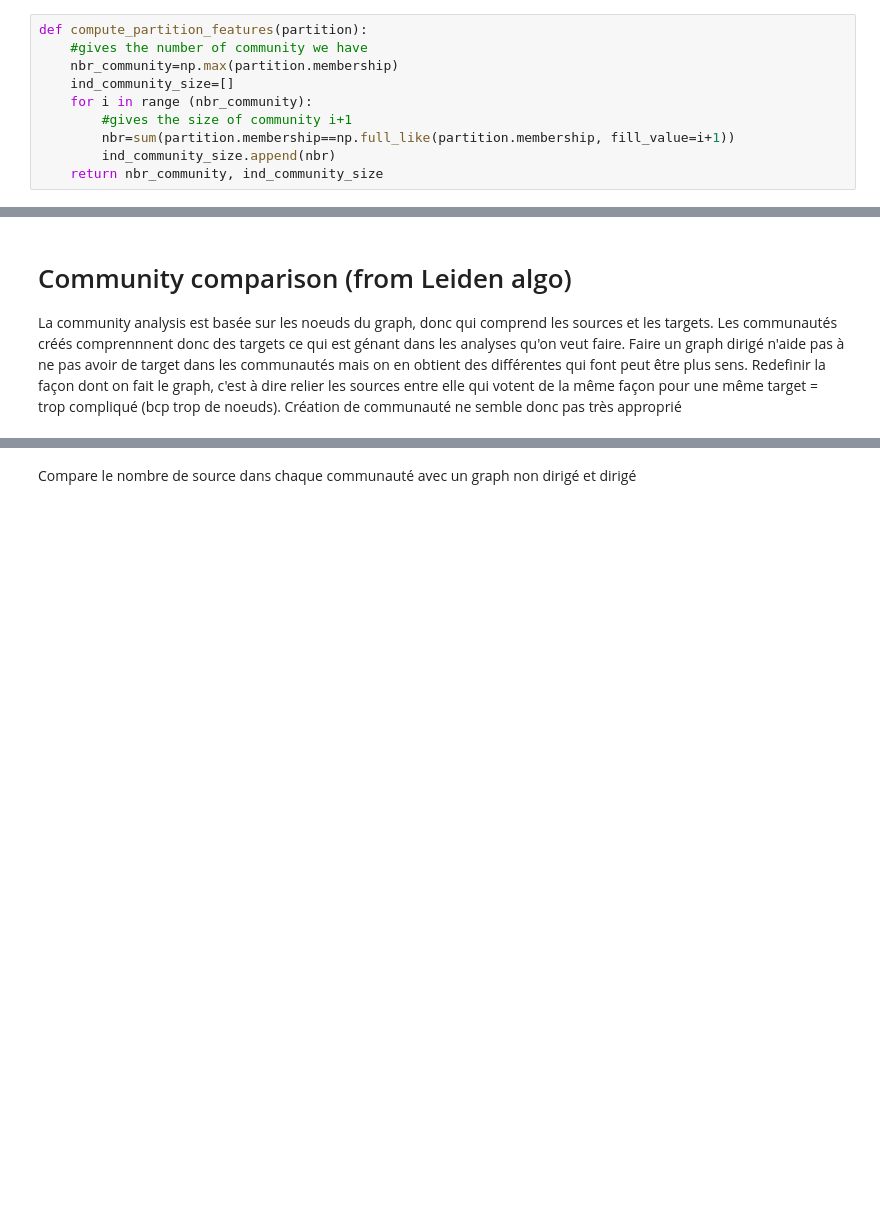
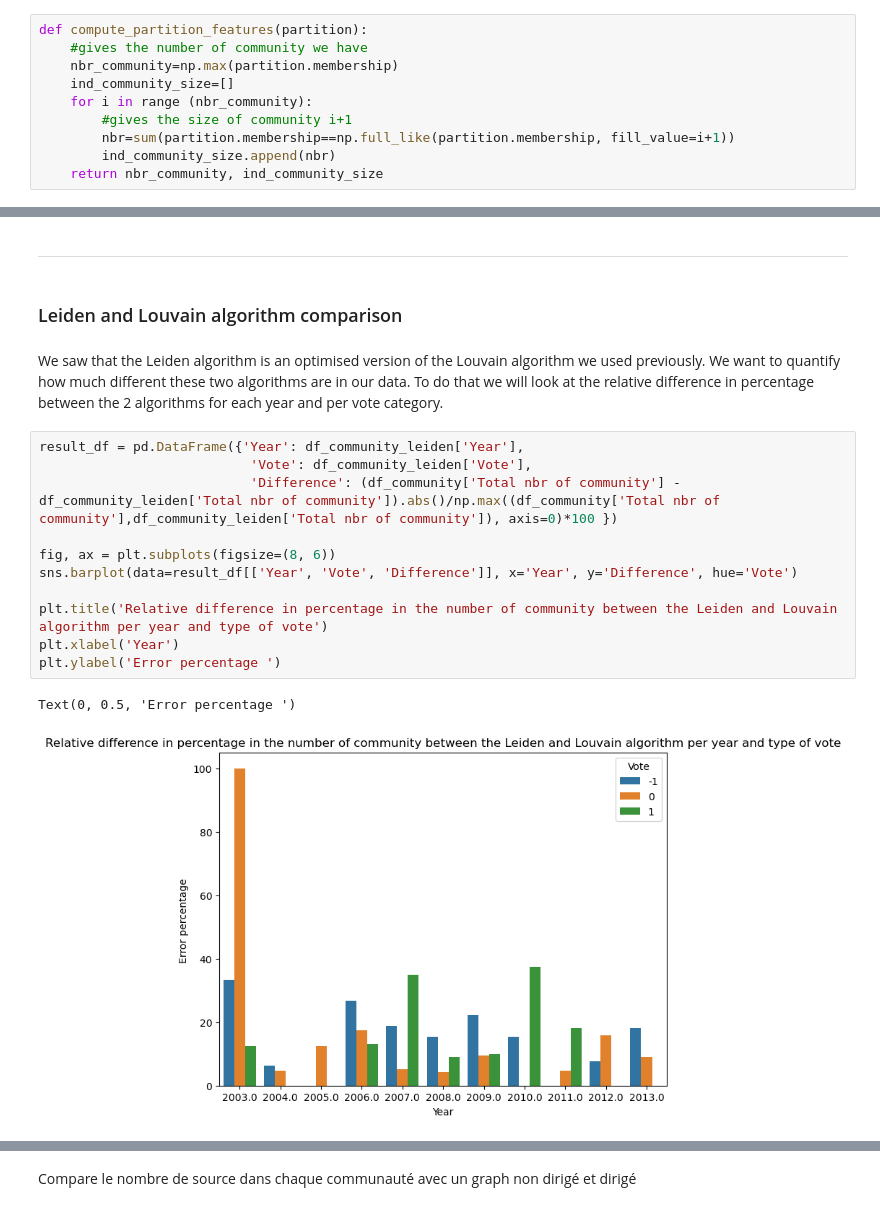
Before and after one commit to epfl-ada/ada-2023-project-abracadabra, a Jupyter notebook: community_gaelle.ipynb, the cells around one changed output, grey strips where cells are left out. Drawn from its saved outputs; the diff is of its cells as text; blank space fills up the shorter version.

Commit message:
update 2 algo comparison

```diff
--- a/community_gaelle.ipynb
+++ b/community_gaelle.ipynb
@@ -175,5 +175,20 @@ Text(0, 0.5, 'Number of community')
-# %% [markdown]
-# Community comparison (from Leiden algo)
-La community analysis est basée sur les noeuds du graph, donc qui comprend les sources et les targets. Les communautés créés comprennnent donc des targets ce qui est génant dans les analyses qu'on veut faire. Faire un graph dirigé n'aide pas à ne pas avoir de target dans les communautés mais on en obtient des différentes qui font peut être plus sens.
-Redefinir la façon dont on fait le graph, c'est à dire relier les sources entre elle qui votent de la même façon pour une même target = trop compliqué (bcp trop de noeuds).
-Création de communauté ne semble donc pas très approprié
+# %% [markdown]
+--------------
+# %% [markdown]
+### Leiden and Louvain algorithm comparison
+# %% [markdown]
+We saw that the Leiden algorithm is an optimised version of the Louvain algorithm we used previously. We want to quantify how much different these two algorithms are in our data. To do that we will look at the relative difference in percentage between the 2 algorithms for each year and per vote category.
+# %%
+result_df = pd.DataFrame({'Year': df_community_leiden['Year'],
+                           'Vote': df_community_leiden['Vote'],
+                           'Difference': (df_community['Total nbr of community'] - df_community_leiden['Total nbr of community']).abs()/np.max((df_community['Total nbr of community'],df_community_leiden['Total nbr of community']), axis=0)*100 })
+
+fig, ax = plt.subplots(figsize=(8, 6))
+sns.barplot(data=result_df[['Year', 'Vote', 'Difference']], x='Year', y='Difference', hue='Vote')
+
+plt.title('Relative difference in percentage in the number of community between the Leiden and Louvain algorithm per year and type of vote')
+plt.xlabel('Year')
+plt.ylabel('Error percentage ')
+# %% [output]
+Text(0, 0.5, 'Error percentage ')
+[figure, added]
```
Also changed, not shown: parts of 18 cells of this notebook.
